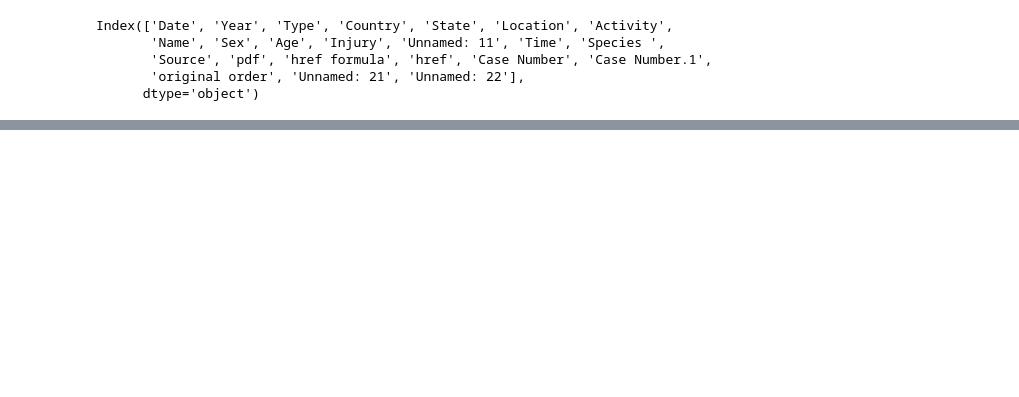
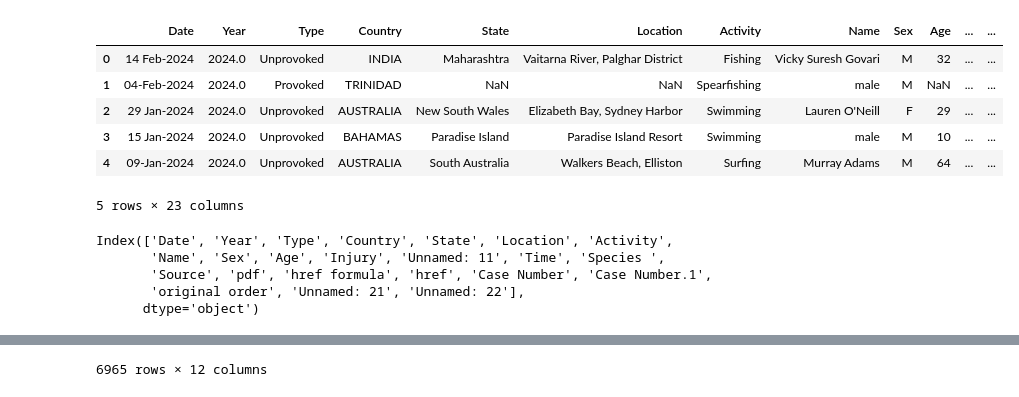
Before and after one commit to txiao9331/quest_shark_attacks_262_group2, a Jupyter notebook: quest_shark_attacks.ipynb, the cells around one changed output, grey strips where cells are left out. Cells and saved outputs as stored; diff of their text form; code cells hidden in the pictures; blank space fills up the shorter version.

```diff
--- a/quest_shark_attacks.ipynb
+++ b/quest_shark_attacks.ipynb
@@ -1,18 +1,31 @@
 # %%
 # Download the dataset and import it into Python
 import xlrd
 import pandas as pd
+import numpy as np
+
+# pd.set_option('display.max_rows', None)
+
 shark_attacks_df = pd.read_excel('GSAF5.xls')
-shark_attacks_df.head()
-
+display(shark_attacks_df.head())
 
 # shark_attacks_df.rename(columns='Species':'species')
-shark_attacks_df.columns
+display(shark_attacks_df.columns)
 
-#rename to lower case and add _
+# Cleaning DataFrame
+#Chose the columns we will be working with
+shark_attacks_df = shark_attacks_df[['Date', 'Year', 'Type', 'Country', 'State', 'Location','Activity','Sex', 'Age', 'Injury','Time','Species ']]
+display(shark_attacks_df)
 # %% [output]
+|  | Date | Year | Type | Country | State | Location | Activity | Name | Sex | Age | ... | ... |
+| 0 | 14 Feb-2024 | 2024.0 | Unprovoked | INDIA | Maharashtra | Vaitarna River, Palghar District | Fishing | Vicky Suresh Govari | M | 32 | ... | ... |
+| 1 | 04-Feb-2024 | 2024.0 | Provoked | TRINIDAD | NaN | NaN | Spearfishing | male | M | NaN | ... | ... |
+| 2 | 29 Jan-2024 | 2024.0 | Unprovoked | AUSTRALIA | New South Wales | Elizabeth Bay, Sydney Harbor | Swimming | Lauren O'Neill | F | 29 | ... | ... |
+| 3 | 15 Jan-2024 | 2024.0 | Unprovoked | BAHAMAS | Paradise Island | Paradise Island Resort | Swimming | male | M | 10 | ... | ... |
+| 4 | 09-Jan-2024 | 2024.0 | Unprovoked | AUSTRALIA | South Australia | Walkers Beach, Elliston | Surfing | Murray Adams | M | 64 | ... | ... |
-Index(['Date', 'Year', 'Type', 'Country', 'State', 'Location', 'Activity',
-       'Name', 'Sex', 'Age', 'Injury', 'Unnamed: 11', 'Time', 'Species ',
-       'Source', 'pdf', 'href formula', 'href', 'Case Number', 'Case Number.1',
-       'original order', 'Unnamed: 21', 'Unnamed: 22'],
-      dtype='object')
+5 rows × 23 columns
+Index(['Date', 'Year', 'Type', 'Country', 'State', 'Location', 'Activity',
+       'Name', 'Sex', 'Age', 'Injury', 'Unnamed: 11', 'Time', 'Species ',
+       'Source', 'pdf', 'href formula', 'href', 'Case Number', 'Case Number.1',
+       'original order', 'Unnamed: 21', 'Unnamed: 22'],
+      dtype='object')
@@ -18,0 +44 @@ Index(['Date', 'Year', 'Type', 'Country', 'State', 'Location', 'Activity',
+6965 rows × 12 columns
```
Also changed, not shown: parts of 21 cells of this notebook, 2 other files.
